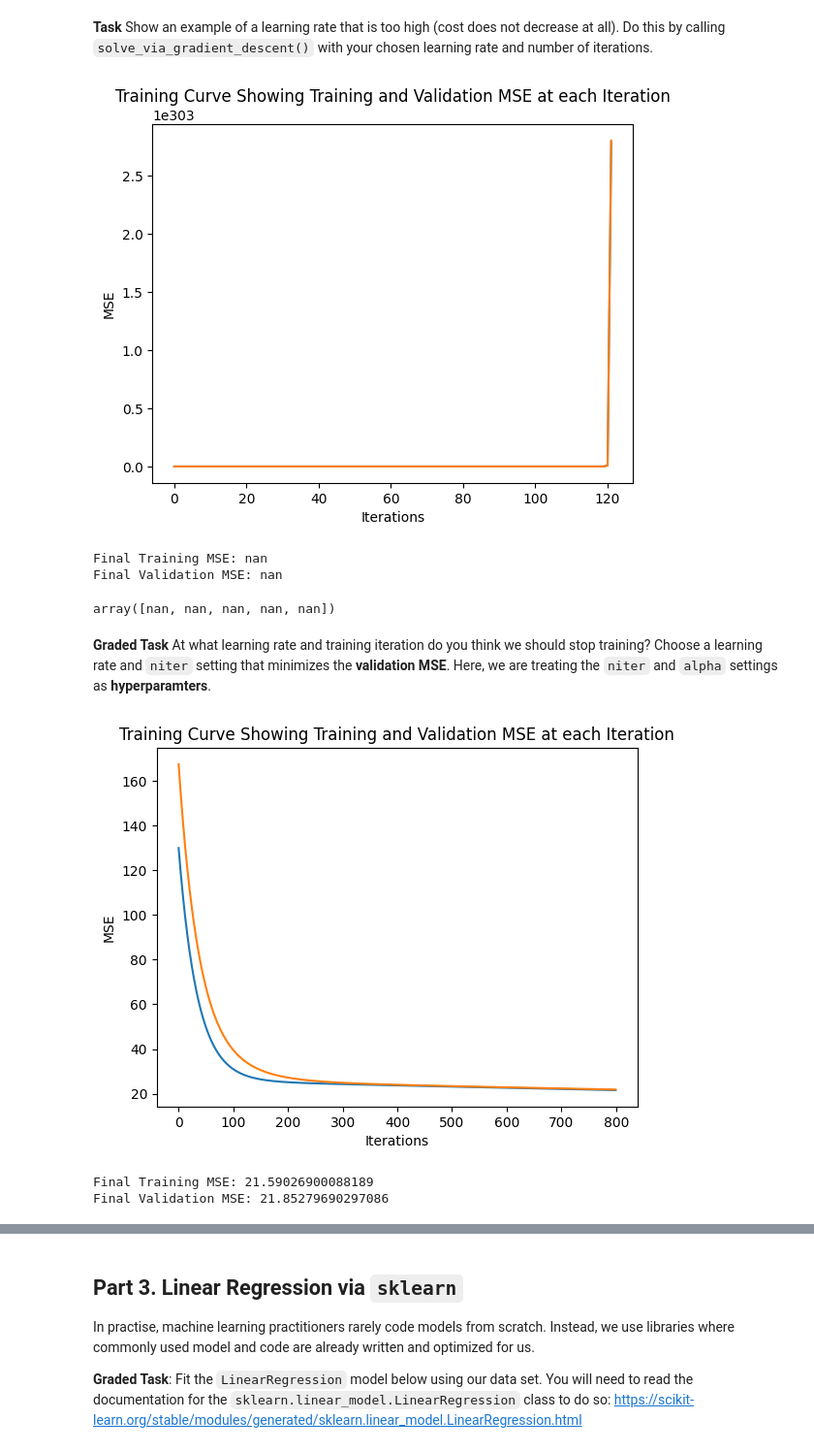
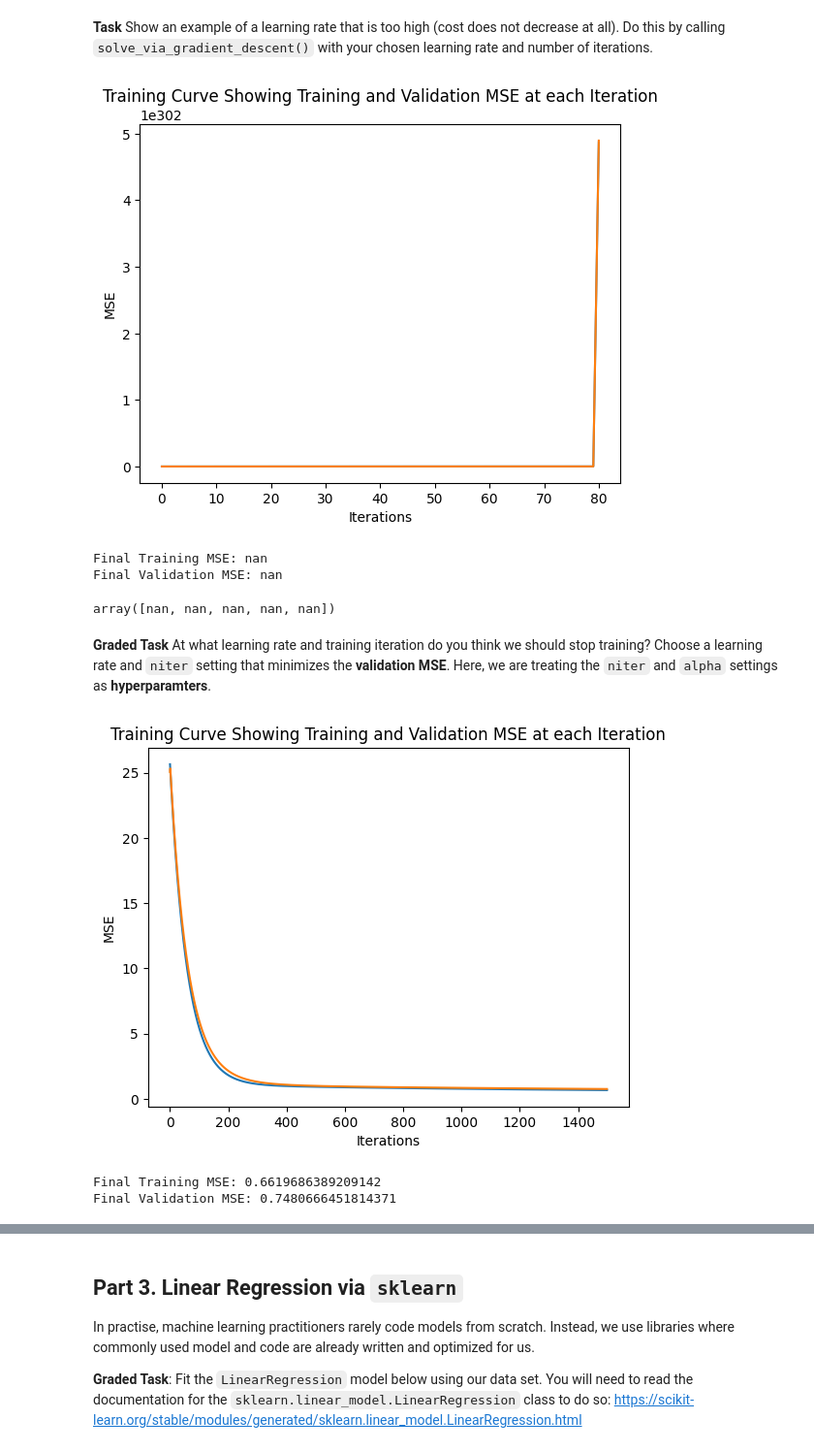
Before and after one commit to hhcgoodluck/CSC311-Introduction-to-Machine-Learning, a Jupyter notebook: lab03.ipynb, the cells around one changed output, grey strips where cells are left out. Shown at 97% size. Drawn from its saved outputs; the diff is of its cells as text; code cells hidden in the pictures.

```diff
--- a/lab03.ipynb
+++ b/lab03.ipynb
@@ -389,7 +389,7 @@ gradient descent.
 
 **Graded Task** Complete the function `solve_via_gradient_descent`, as per the specification below.
 # %%
-def solve_via_gradient_descent(alpha=0.0025, niter=1000,
+def solve_via_gradient_descent(alpha=0.0001, niter=500,
                                X_train=X_train, t_train=t_train,
                                X_valid=X_valid, t_valid=t_valid,
                                w_init=None):
@@ -456,10 +456,10 @@ array([1.48459517e-05, 2.61430997e-04, 2.39308719e-04, 1.19295487e-03,
 # %% [markdown]
 **Task** Show an example of a learning rate that is too high (cost does not decrease at all). Do this by calling `solve_via_gradient_descent()` with your chosen learning rate and number of iterations.
 # %%
-# alpha = 0.01 # big learning rate
-solve_via_gradient_descent(alpha=0.01, niter=1000)
+# alpha = 1e-2     big learning rate
+solve_via_gradient_descent(alpha=1e-2, niter=1000)
 # %% [output]
-[figure, old version]
+[figure, new version]
 Final Training MSE: nan
 Final Validation MSE: nan
 array([nan, nan, nan, nan, nan])
@@ -468,10 +468,11 @@ array([nan, nan, nan, nan, nan])
 Choose a learning rate and `niter` setting that minimizes the **validation MSE**.
 Here, we are treating the `niter` and `alpha` settings as **hyperparamters**.
 # %%
-alpha = 2e-6   # chosen value
-niter = 800    # chosen value
+# Best Values
+alpha = 14e-5    # chosen value
+niter = 1500     # chosen value
 best_w = solve_via_gradient_descent(alpha=alpha, niter=niter)
 # %% [output]
-[figure, old version]
+[figure, new version]
-Final Training MSE: 21.59026900088189
-Final Validation MSE: 21.85279690297086
+Final Training MSE: 0.6619686389209142
+Final Validation MSE: 0.7480666451814371
```
Also changed, not shown: parts of 10 cells of this notebook.
